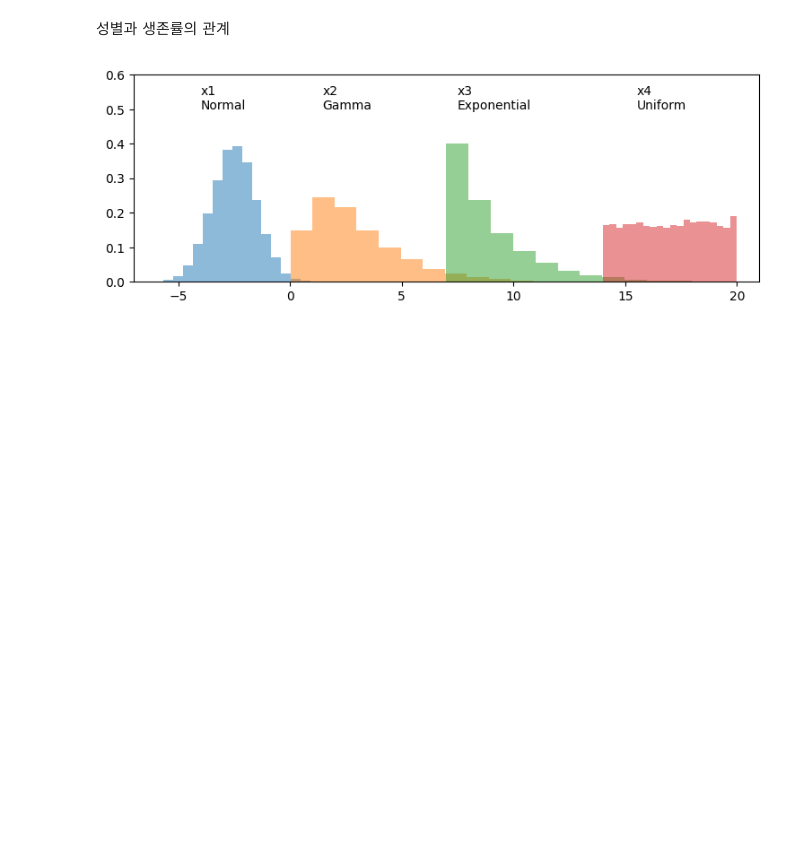
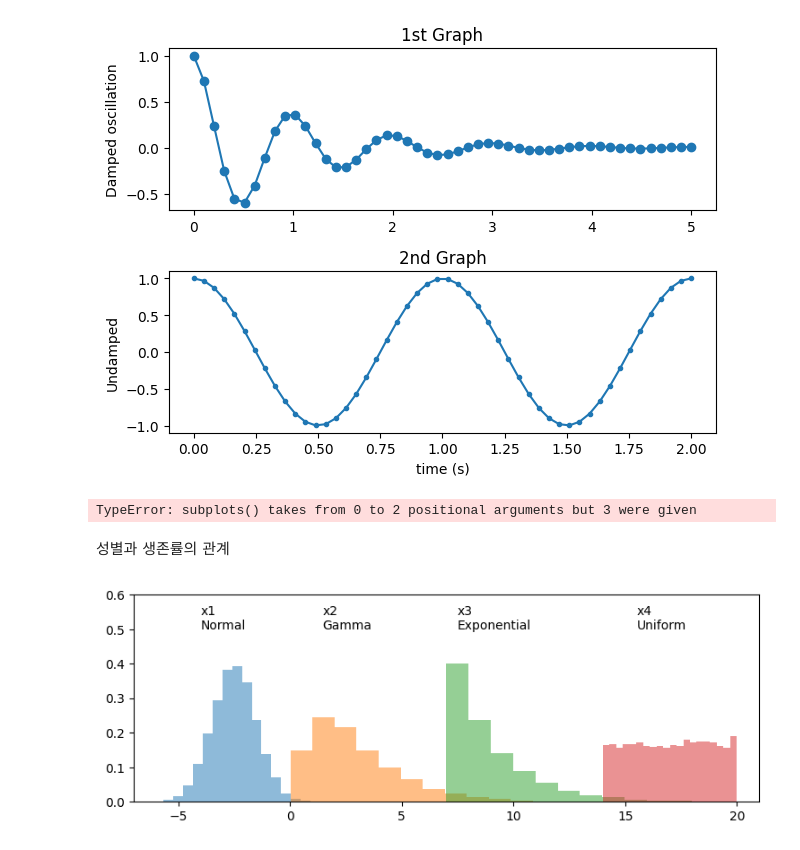
Before and after one commit to salmonsush/kaggle-titanic, a Jupyter notebook: main.ipynb, the cells around one changed output. Drawn from its saved outputs; the diff is of its cells as text; code cells hidden in the pictures; blank space fills up the shorter version.

```diff
--- a/main.ipynb
+++ b/main.ipynb
@@ -72,4 +74,31 @@ plt.show()
+# %%
+import numpy as np
+import matplotlib.pyplot as plt
+
+x1 = np.linspace(0.0, 5.0)
+x2 = np.linspace(0.0, 2.0)
+
+y1 = np.cos(2 * np.pi * x1) * np.exp(-x1)
+y2 = np.cos(2 * np.pi * x2)
+
+plt.subplot(2, 1, 1)                # nrows=2, ncols=1, index=1
+plt.plot(x1, y1, 'o-')
+plt.title('1st Graph')
+plt.ylabel('Damped oscillation')
+
+plt.subplot(2, 1, 2)                # nrows=2, ncols=1, index=2
+plt.plot(x2, y2, '.-')
+plt.title('2nd Graph')
+plt.xlabel('time (s)')
+plt.ylabel('Undamped')
+
+plt.tight_layout()
+plt.show()
+# %% [output]
+[figure, added]
 # %%
-plt.subplot(2,3,1)
+plt.subplots(2,3,1)
+# %% [output]
+TypeError: subplots() takes from 0 to 2 positional arguments but 3 were given
 # %% [markdown]
 성별과 생존률의 관계
```
Also changed, not shown: parts of 4 cells of this notebook, 2 other files.
